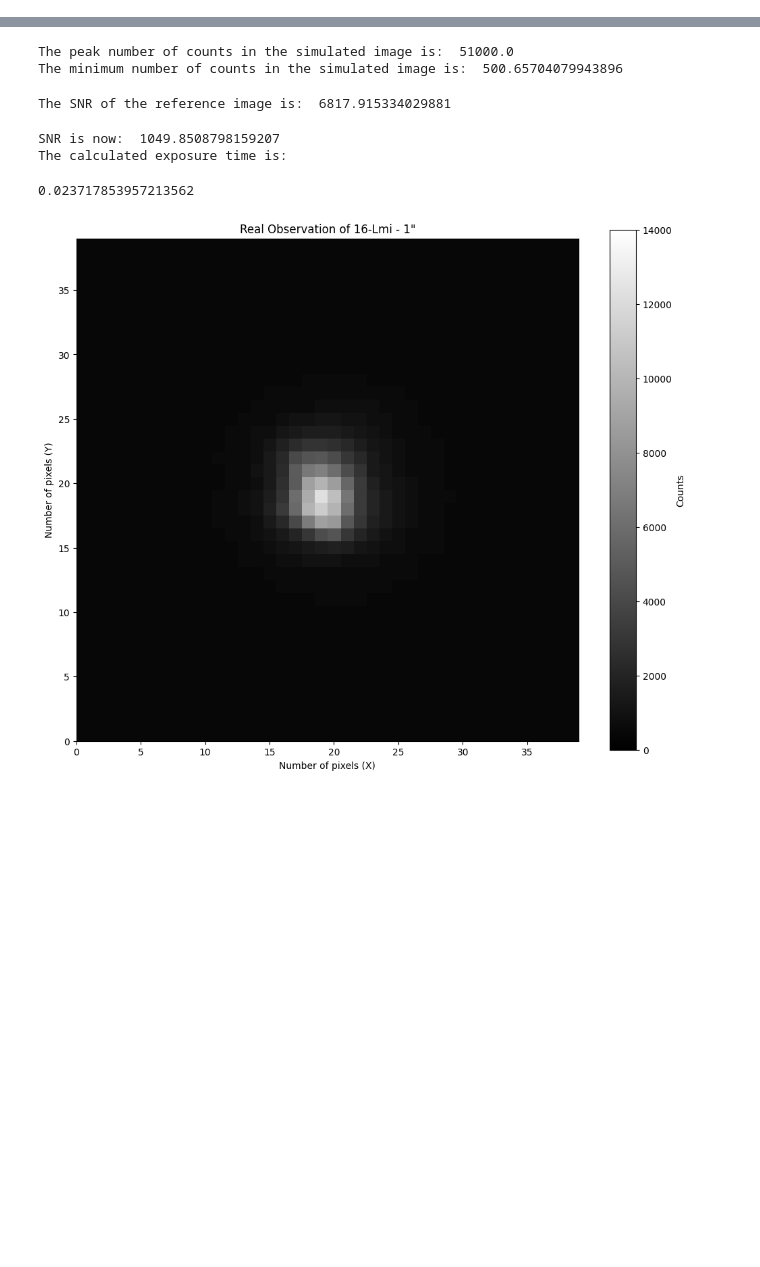
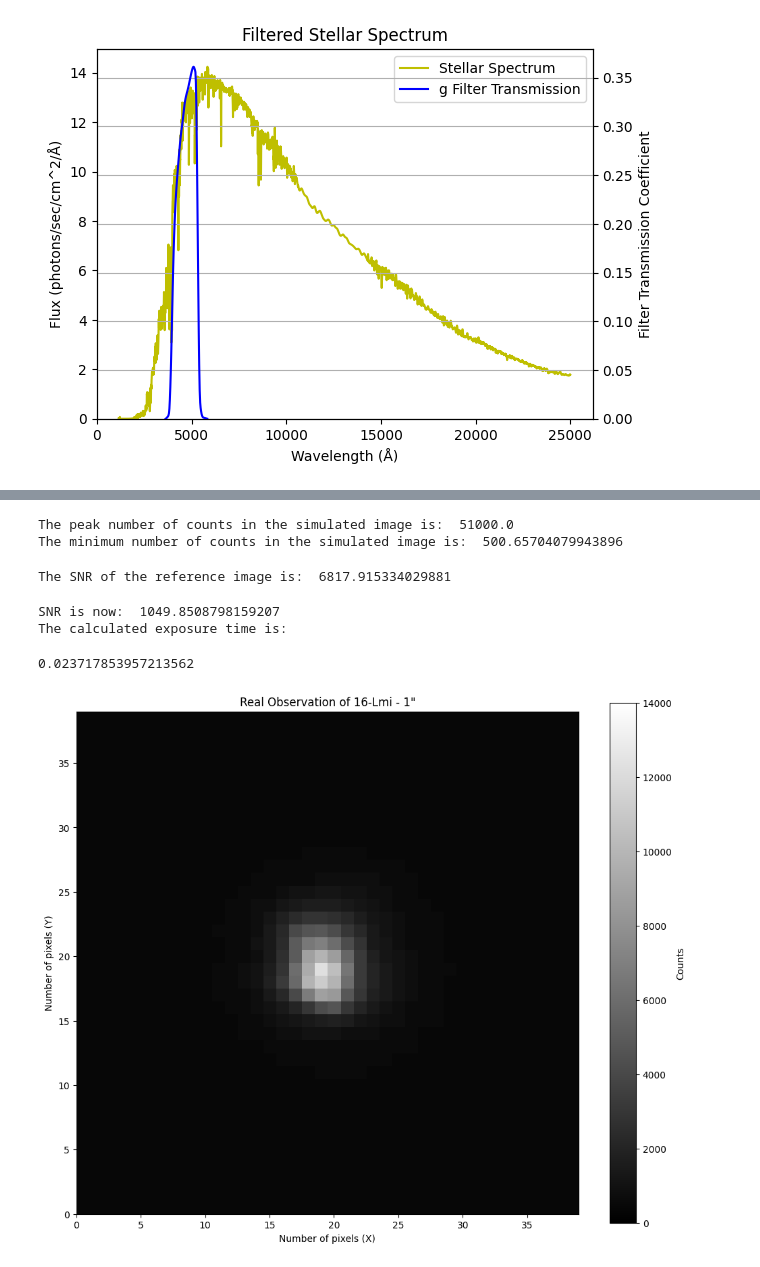
Before and after one commit to RJWier/Glenlea-ETC, a Jupyter notebook: EXPOSURE_TIME_CALCULATOR.ipynb, the cells around one changed output, grey strips where cells are left out. Cells and saved outputs as stored; diff of their text form; code cells hidden in the pictures; blank space fills up the shorter version.

```diff
--- a/EXPOSURE_TIME_CALCULATOR.ipynb
+++ b/EXPOSURE_TIME_CALCULATOR.ipynb
@@ -381,7 +427,9 @@ def overfullCheck(arrayTest, fullWell, obsType):
 
 test_exposure = 1
 # %%
-signal_values = spreadCounts(sensor_X,sensor_Y,counts_per_second,seeing_pixel,test_exposure,full_well,obs_type)
+signal_values = spreadCounts(sensor_X,sensor_Y,stellarSpec("g2v",star_ab_mag,mirror_area,filter_name,)*Q_efficiency,seeing_pixel,test_exposure,full_well,obs_type)
+# %% [output]
+[figure, added]
 # %%
 noise_values=generateNoise(sensor_X,sensor_Y,dark_noise,read_noise,sensor_offset,test_exposure, obs_type)
 # %%
```
Also changed, not shown: parts of 18 cells of this notebook.
